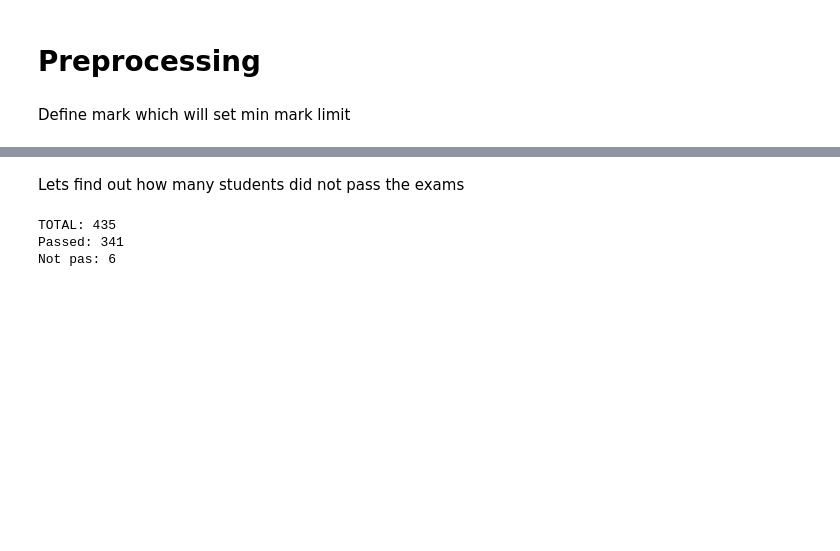
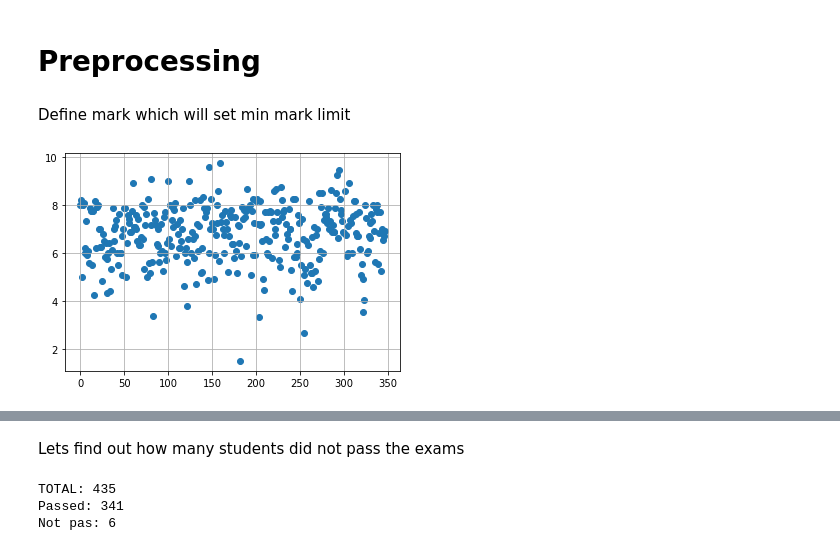
Before and after one commit to alexgiving/coursework_3, a Jupyter notebook: 3course.ipynb, the cells around one changed output, grey strips where cells are left out. Saved outputs shown, nothing was run; the diff lists cells and outputs as text; code cells hidden in the pictures; blank space fills up the shorter version.

Commit message:
add plots

```diff
--- a/3course.ipynb
+++ b/3course.ipynb
@@ -18 +21,12 @@ min_mark = 4
+# %%
+import matplotlib.pyplot as plt
+
+x = range(len(data['Средний балл']))
+y = data['Средний балл']
+
+plt.scatter(x, y)
+plt.grid()
+plt.show()
+# %% [output]
+[figure, added]
 # %%
```
Also changed, not shown: parts of 4 cells of this notebook, 1 other file.
